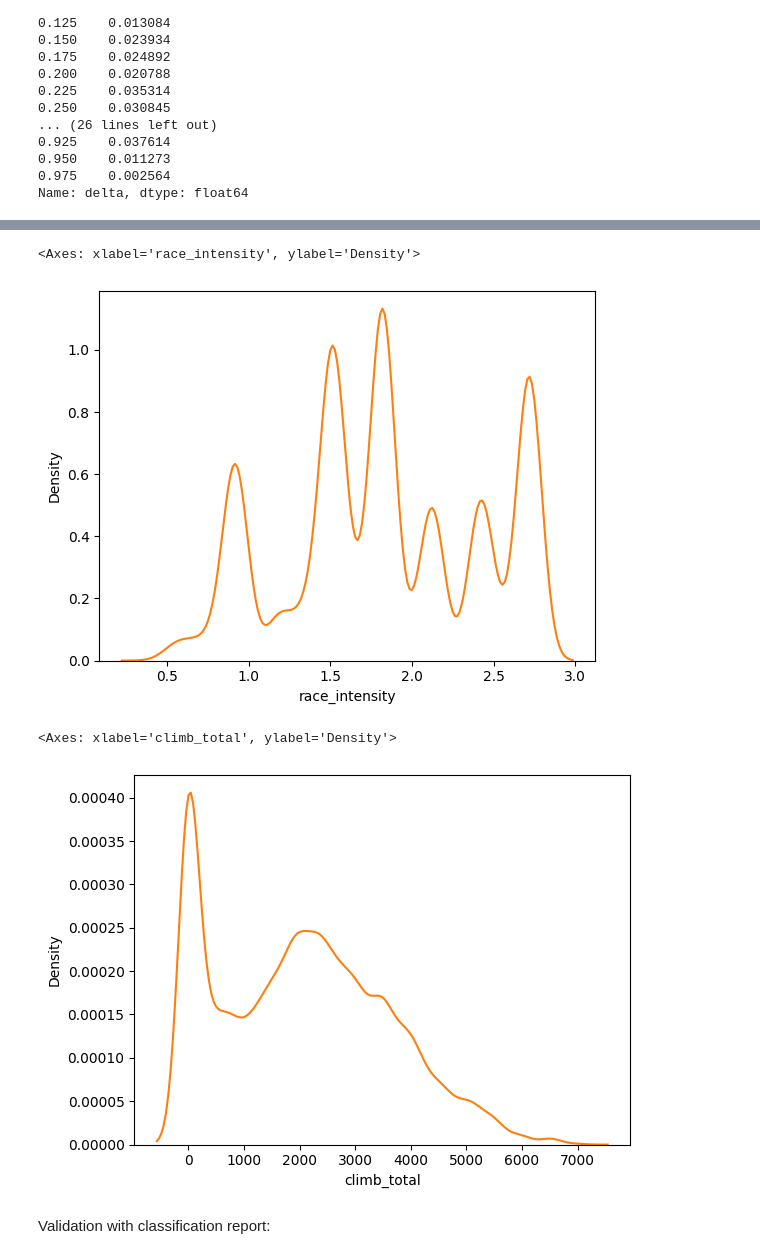
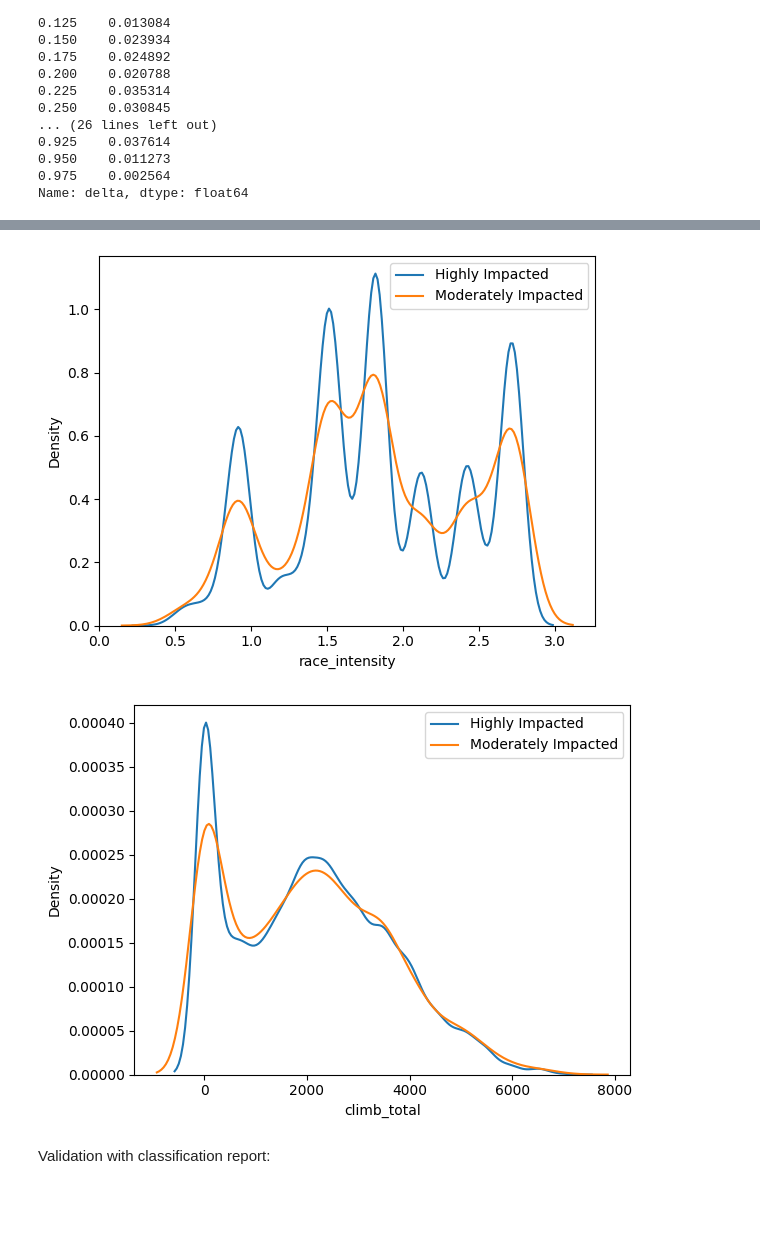
Before and after one commit to leomanne/Data-Mining, a Jupyter notebook: fifth_task.ipynb, the cells around one changed output, grey strips where cells are left out. Saved outputs shown, nothing was run; the diff lists cells and outputs as text; code cells hidden in the pictures; blank space fills up the shorter version.

```diff
--- a/fifth_task.ipynb
+++ b/fifth_task.ipynb
@@ -665,10 +684,14 @@ Name: delta, dtype: float64
 # %%
 interested_explanations_rf = interventional_explanations_df_rf[feature_of_interest].values
-quantile_of_interest_rf = quantiles_rf[0.025]
+quantile_of_interest_rf = quantiles_rf[0.475]
 
 
 highly_impacted_instances_rf = np.argwhere(interested_explanations_rf <= quantile_of_interest_rf).squeeze()
 moderately_impacted_instances_rf = np.array([i for i in range(interventional_explanations_rf.shape[0]) if i not in highly_impacted_instances_rf])
 
+print("Number of highly_impacted_instances_rf:", len(highly_impacted_instances_rf))
+print("Number of moderately_impacted_instances_rf:", len(moderately_impacted_instances_rf))
+
+
 full_dataset.iloc[highly_impacted_instances_rf].describe().drop("count", axis="rows") - full_dataset.iloc[moderately_impacted_instances_rf].describe().drop("count", axis="rows")
 # %% [output]
@@ -683,15 +708,17 @@ full_dataset.iloc[highly_impacted_instances_rf].describe().drop("count", axis="r
 # %%
-sns.kdeplot(full_dataset.iloc[highly_impacted_instances_rf], x="race_intensity")
-sns.kdeplot(full_dataset.iloc[moderately_impacted_instances_rf], x="race_intensity")
+sns.kdeplot(full_dataset.iloc[highly_impacted_instances_rf], x="race_intensity", label="Highly Impacted")
+sns.kdeplot(full_dataset.iloc[moderately_impacted_instances_rf], x="race_intensity", label="Moderately Impacted")
+plt.legend()
+plt.show()
 # %% [output]
-<Axes: xlabel='race_intensity', ylabel='Density'>
-[figure, old version]
+[figure, new version]
 # %%
-sns.kdeplot(full_dataset.iloc[highly_impacted_instances_rf], x="climb_total")
-sns.kdeplot(full_dataset.iloc[moderately_impacted_instances_rf], x="climb_total")
+sns.kdeplot(full_dataset.iloc[highly_impacted_instances_rf], x="climb_total", label="Highly Impacted")
+sns.kdeplot(full_dataset.iloc[moderately_impacted_instances_rf], x="climb_total", label="Moderately Impacted")
+plt.legend()
+plt.show()
 # %% [output]
-<Axes: xlabel='climb_total', ylabel='Density'>
-[figure, old version]
+[figure, new version]
 # %% [markdown]
 Validation with classification report:
 # %%
```
Also changed, not shown: parts of 22 cells of this notebook.
